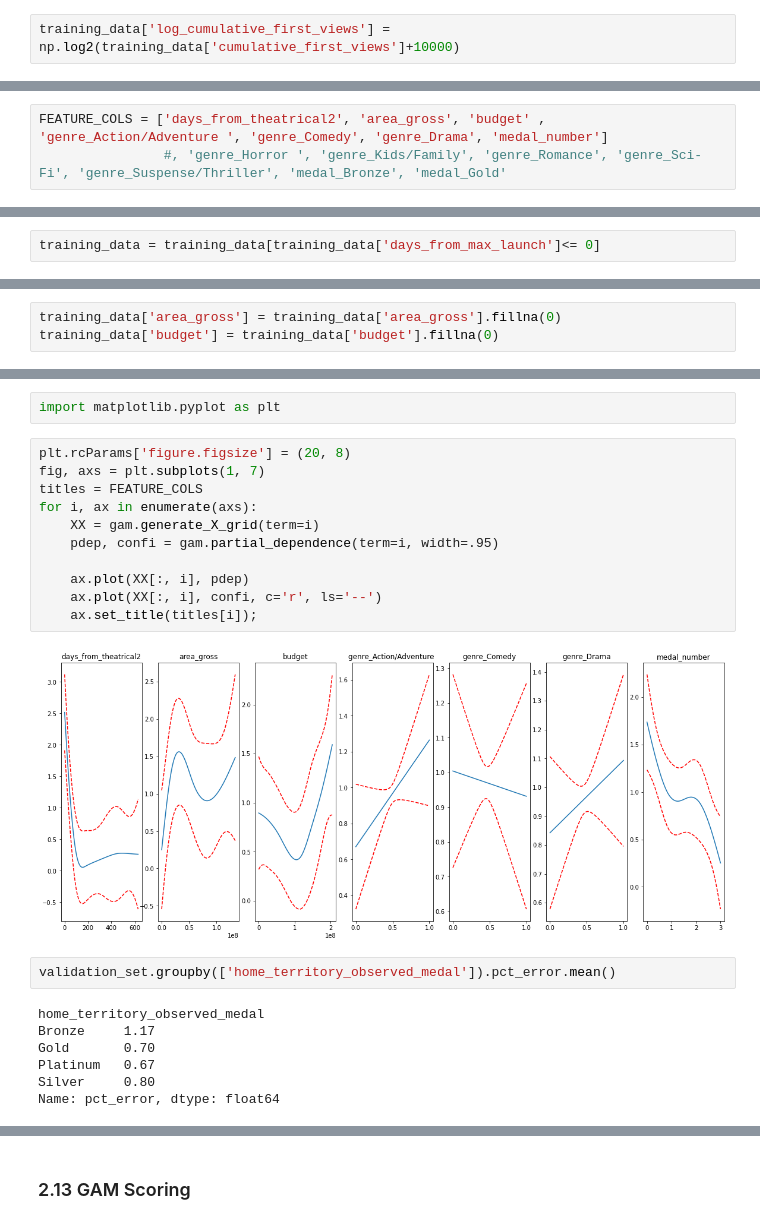
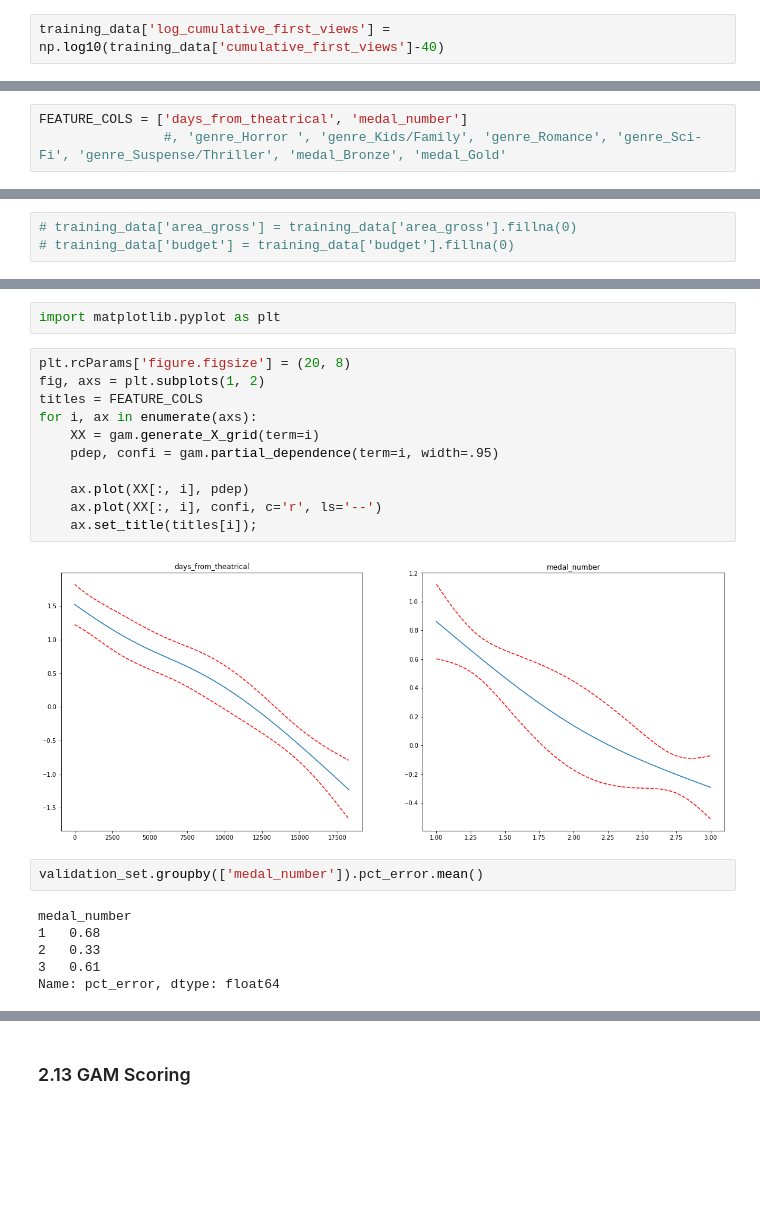
Before and after one commit to jenilu-hbo/jupyter-notebooks, a Jupyter notebook: Scheduling/2.1 Low Budget Movie Windowing Model V1.ipynb, the cells around one changed output, grey strips where cells are left out. Drawn from its saved outputs; the diff is of its cells as text; blank space fills up the shorter version.

```diff
--- a/Scheduling/2.1 Low Budget Movie Windowing Model V1.ipynb
+++ b/Scheduling/2.1 Low Budget Movie Windowing Model V1.ipynb
@@ -434,4 +388,4 @@ fig.show()
 # %%
-training_data['log_cumulative_first_views'] = np.log2(training_data['cumulative_first_views']+10000)
+training_data['log_cumulative_first_views'] = np.log10(training_data['cumulative_first_views']-40)
 # %%
 # training_data['power_cumulative_first_views'] = np.power(training_data['cumulative_first_views'], (1/4))
@@ -440,5 +392,5 @@ META_COLS = ['title_id', 'title', 'home_territory_observed_medal', 'pillar_genre
 # %%
-FEATURE_COLS = ['days_from_theatrical2', 'area_gross', 'budget' , 'genre_Action/Adventure ', 'genre_Comedy', 'genre_Drama', 'medal_number']
+FEATURE_COLS = ['days_from_theatrical', 'medal_number']
                 #, 'genre_Horror ', 'genre_Kids/Family', 'genre_Romance', 'genre_Sci-Fi', 'genre_Suspense/Thriller', 'medal_Bronze', 'medal_Gold'
 # %%
 TARGET_COL = ['log_cumulative_first_views'] # cumulative_first_views
@@ -453,5 +405,3 @@ def cal_error(validation_set):
-# %%
-training_data = training_data[training_data['days_from_max_launch']<= 0]
 # %%
 num_folds = len(training_data['title_id'].unique())
 group_kfold = GroupKFold(n_splits=num_folds)
@@ -544,7 +498,7 @@ medal_number              0.00
 dtype: float64
 # %%
-training_data['area_gross'] = training_data['area_gross'].fillna(0)
-training_data['budget'] = training_data['budget'].fillna(0)
+# training_data['area_gross'] = training_data['area_gross'].fillna(0)
+# training_data['budget'] = training_data['budget'].fillna(0)
 # %%
 ### DOWNSIDE --- DO NOT TAKE NULL ####
 validation_set = pd.DataFrame()
@@ -632,23 +582,22 @@ github.com/dswah/pyGAM/issues/163
 import matplotlib.pyplot as plt
 # %%
 plt.rcParams['figure.figsize'] = (20, 8)
-fig, axs = plt.subplots(1, 7)
+fig, axs = plt.subplots(1, 2)
 titles = FEATURE_COLS
 for i, ax in enumerate(axs):
     XX = gam.generate_X_grid(term=i)
     pdep, confi = gam.partial_dependence(term=i, width=.95)
 
     ax.plot(XX[:, i], pdep)
     ax.plot(XX[:, i], confi, c='r', ls='--')
     ax.set_title(titles[i]);
 # %% [output]
-[figure, old version]
+[figure, new version]
 # %%
-validation_set.groupby(['home_territory_observed_medal']).pct_error.mean()
+validation_set.groupby(['medal_number']).pct_error.mean()
 # %% [output]
-home_territory_observed_medal
-Bronze     1.17
-Gold       0.70
-Platinum   0.67
-Silver     0.80
+medal_number
+1   0.68
+2   0.33
+3   0.61
 Name: pct_error, dtype: float64
```
Also changed, not shown: parts of 74 cells of this notebook, 3 other files.
